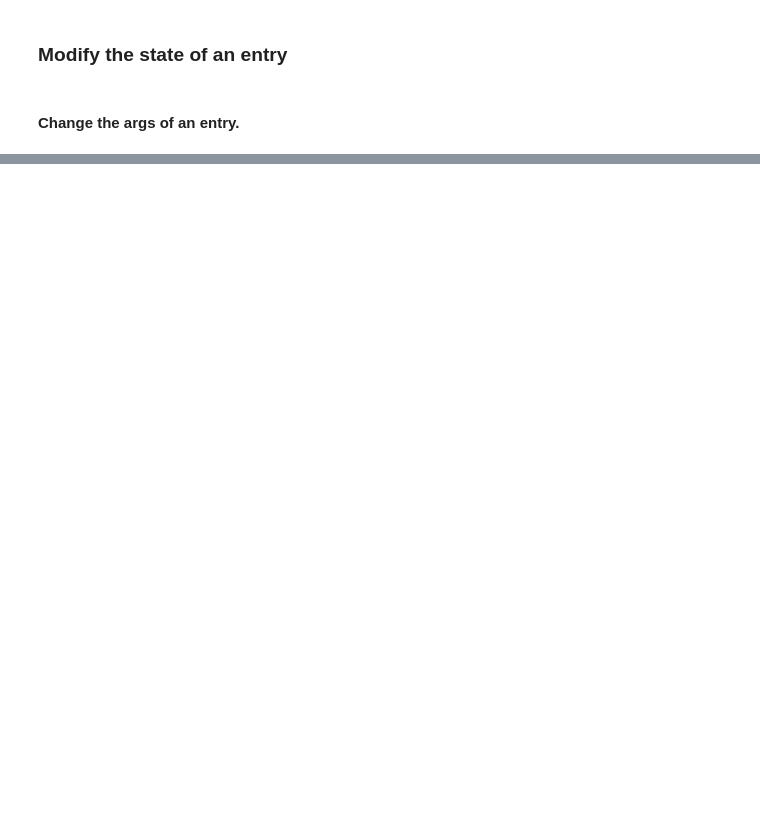
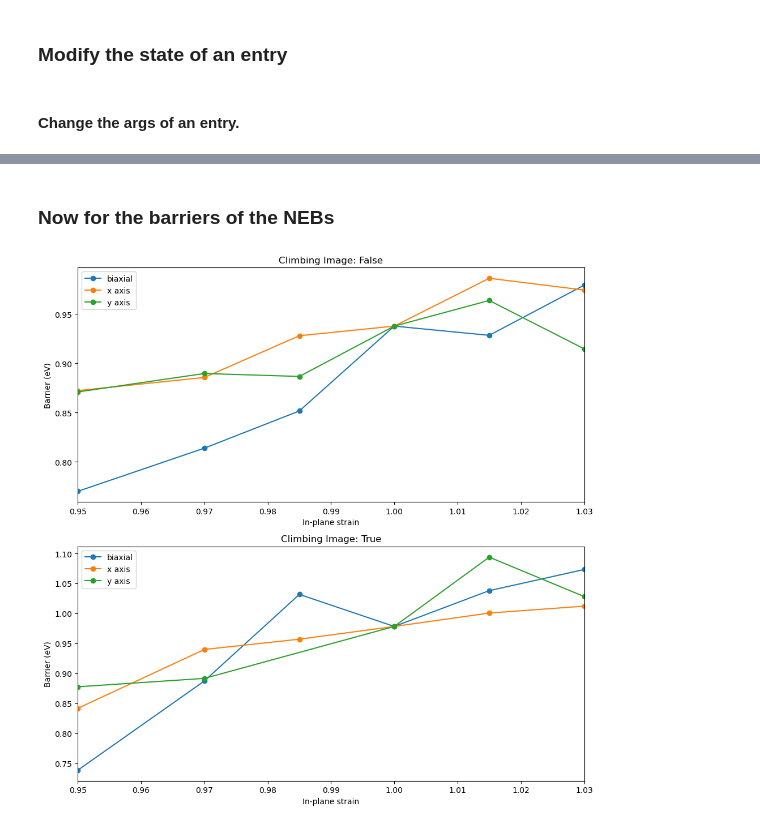
Before and after one commit to armmorin/strained, a Jupyter notebook: notebook.ipynb, the cells around one changed output, grey strips where cells are left out. Cells and saved outputs as stored; diff of their text form; code cells hidden in the pictures; blank space fills up the shorter version.

```diff
--- a/notebook.ipynb
+++ b/notebook.ipynb
@@ -293,0 +743,57 @@ data = {'trajectory': 'Ba7Nb4MoO20_p1_biaxial_e0_1.traj', 'neb_id': 43}
+# %% [markdown]
+### Now for the barriers of the NEBs
+# %%
+import pandas as pd
+import numpy as np
+import matplotlib.pyplot as plt
+
+%matplotlib inline
+
+# Read the data from the csv file
+data = pd.read_csv('strained_perovskite_barriers.csv')
+
+# There will be a plot for every dopant. The markers will be different for each mask value. They will all contain the equilibrium energy
+barrier_types = data['climb'].unique()
+
+# Generate a copy of the 'equil' mask data for each of the masks in the data
+for barrier_type in barrier_types:
+    equil_data = data[(data['climb']==barrier_type) & (data['mask']=='equil')]
+    for mask in data['mask'].unique():
+        if mask != 'equil':
+            mask_data = equil_data.copy()
+            mask_data['mask'] = mask
+            data = pd.concat([data, mask_data])
+
+# Sort the data by the in-plane strain
+data = data.sort_values(by=['in_plane','mask', 'climb'])
+
+# Drop the 'equil' mask data
+data = data[data['mask']!='equil']
+data.to_csv('strained_perovskite_barrier_2.csv', index=False)
+
+# Create a figure
+fig, ax = plt.subplots(len(barrier_types), 1, figsize=(10, 10))
+
+names_dict = {'x_axis': 'x axis', 'y_axis': 'y axis', 'biaxial': 'biaxial'}
+
+xlims = [0.95, 1.03]
+
+# There are two types of NEB calculations, those that are climbing image and those that are not. We will plot the barriers for each of these types
+for i, barrier_type in enumerate(barrier_types):
+    # Get the unique mask values
+    barrier_type_data = data[data['climb']==barrier_type]
+    masks = barrier_type_data['mask'].unique()
+    # Get the equilibrium energy
+    for mask in masks:
+        mask_data = barrier_type_data[barrier_type_data['mask']==mask]
+        ax[i].plot(mask_data['in_plane'], mask_data['barrier'], label=names_dict[mask], marker='o')
+    ax[i].set_xlim(xlims)
+    ax[i].set_title(f'Climbing Image: {barrier_type}')
+    ax[i].set_xlabel('In-plane strain')
+    ax[i].set_ylabel('Barrier (eV)')
+    ax[i].legend()
+plt.tight_layout()
+plt.savefig('strained_barriers.png')
+plt.show()
+# %% [output]
+[figure, added]
```
Also changed, not shown: parts of 27 cells of this notebook, 13 other files.
